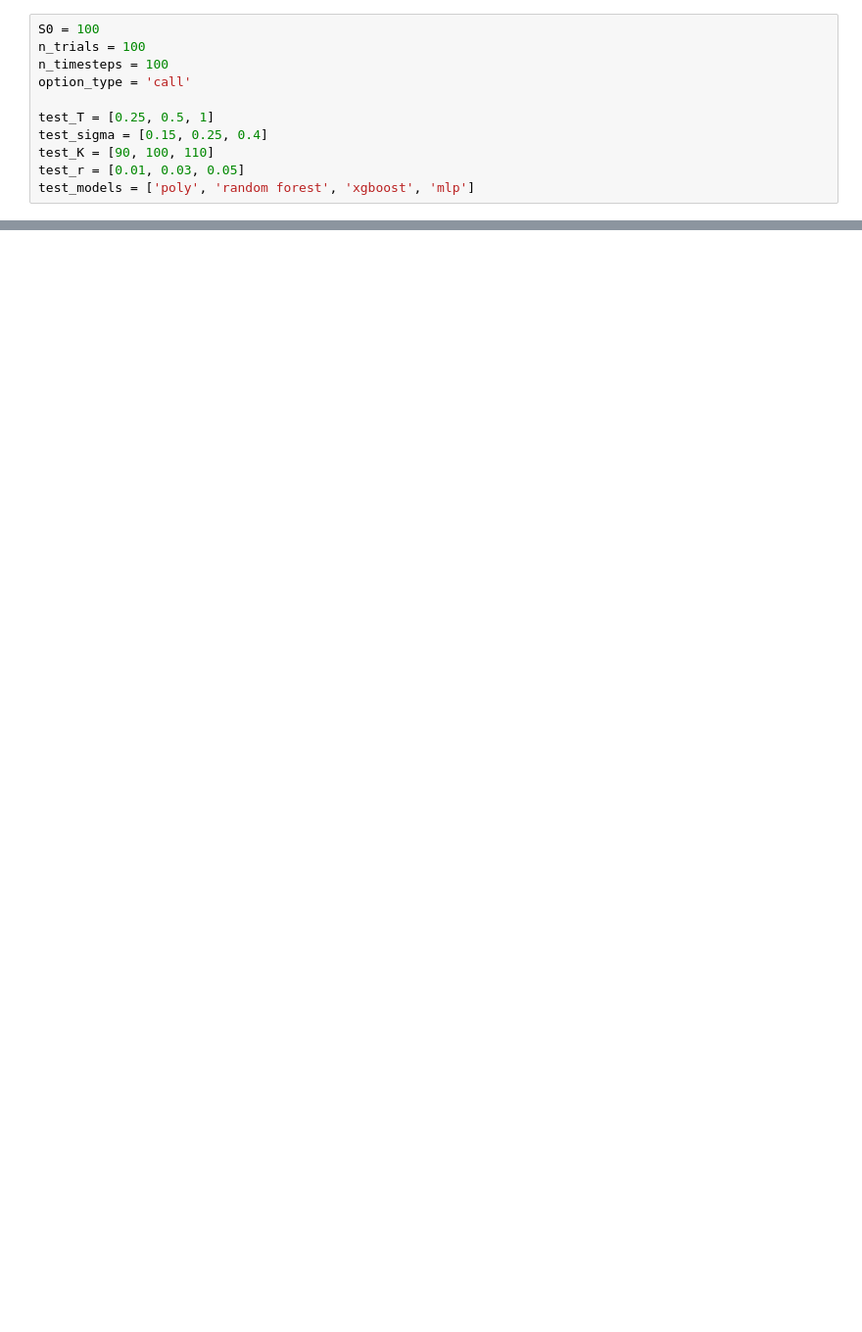
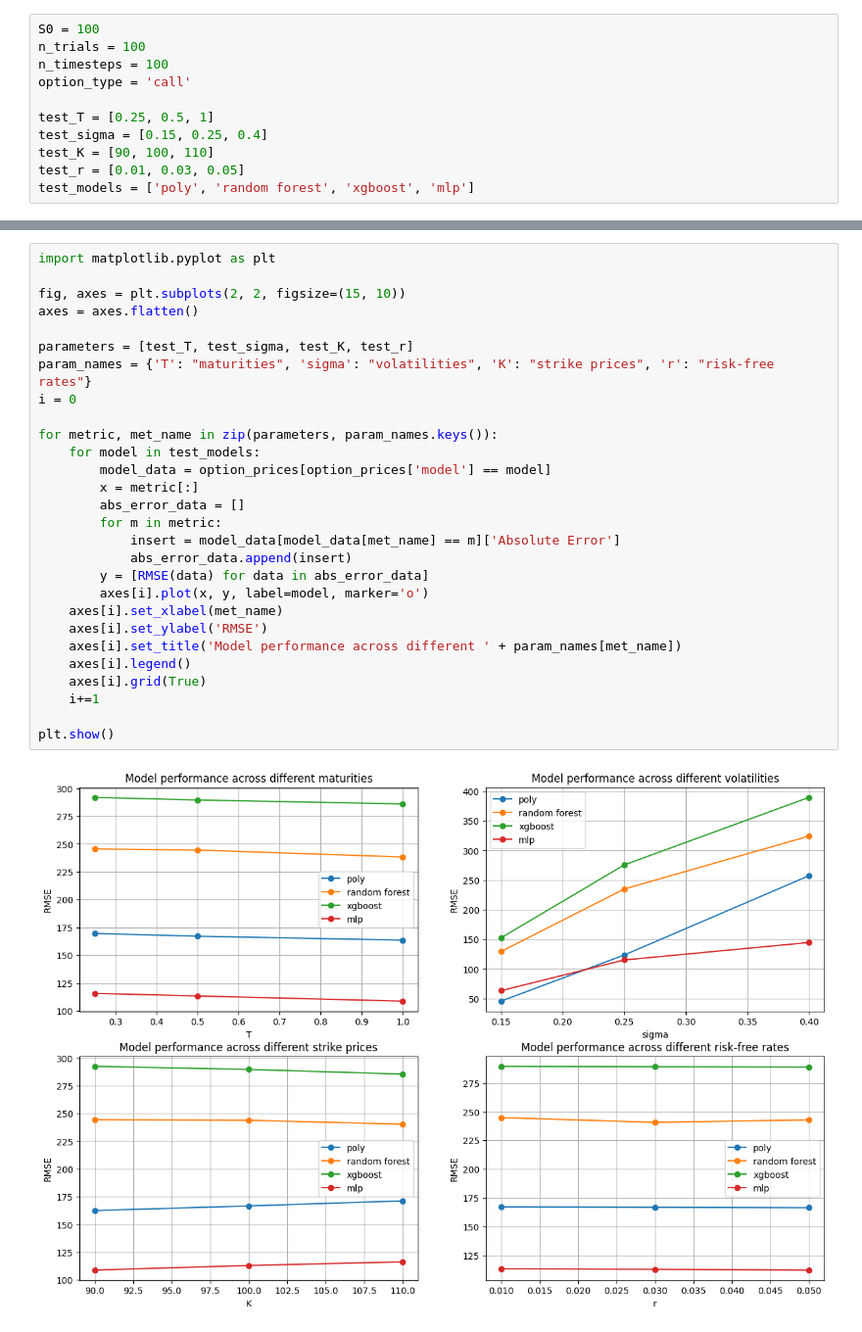
Before and after one commit to akhan531/Monte-Carlo-Option-Pricing-Engine, a Jupyter notebook: notebook.ipynb, the cells around one changed output, grey strips where cells are left out. Shown: that part at 98% size. Drawn from its saved outputs; the diff is of its cells as text; blank space fills up the shorter version.

```diff
--- a/notebook.ipynb
+++ b/notebook.ipynb
@@ -219,0 +282,30 @@ For cross-validation, traditional k-fold CV would not work for these models beca
+# %%
+import matplotlib.pyplot as plt
+
+fig, axes = plt.subplots(2, 2, figsize=(15, 10))
+axes = axes.flatten()
+
+parameters = [test_T, test_sigma, test_K, test_r]
+param_names = {'T': "maturities", 'sigma': "volatilities", 'K': "strike prices", 'r': "risk-free rates"}
+i = 0
+
+for metric, met_name in zip(parameters, param_names.keys()):
+    for model in test_models:
+        model_data = option_prices[option_prices['model'] == model]
+        x = metric[:]
+        abs_error_data = []
+        for m in metric:
+            insert = model_data[model_data[met_name] == m]['Absolute Error']
+            abs_error_data.append(insert)
+        y = [RMSE(data) for data in abs_error_data]
+        axes[i].plot(x, y, label=model, marker='o')
+    axes[i].set_xlabel(met_name)
+    axes[i].set_ylabel('RMSE')
+    axes[i].set_title('Model performance across different ' + param_names[met_name])
+    axes[i].legend()
+    axes[i].grid(True)
+    i+=1
+
+plt.show()
+# %% [output]
+[figure, added]
```
Also changed, not shown: parts of 12 cells of this notebook, 1 other file.
